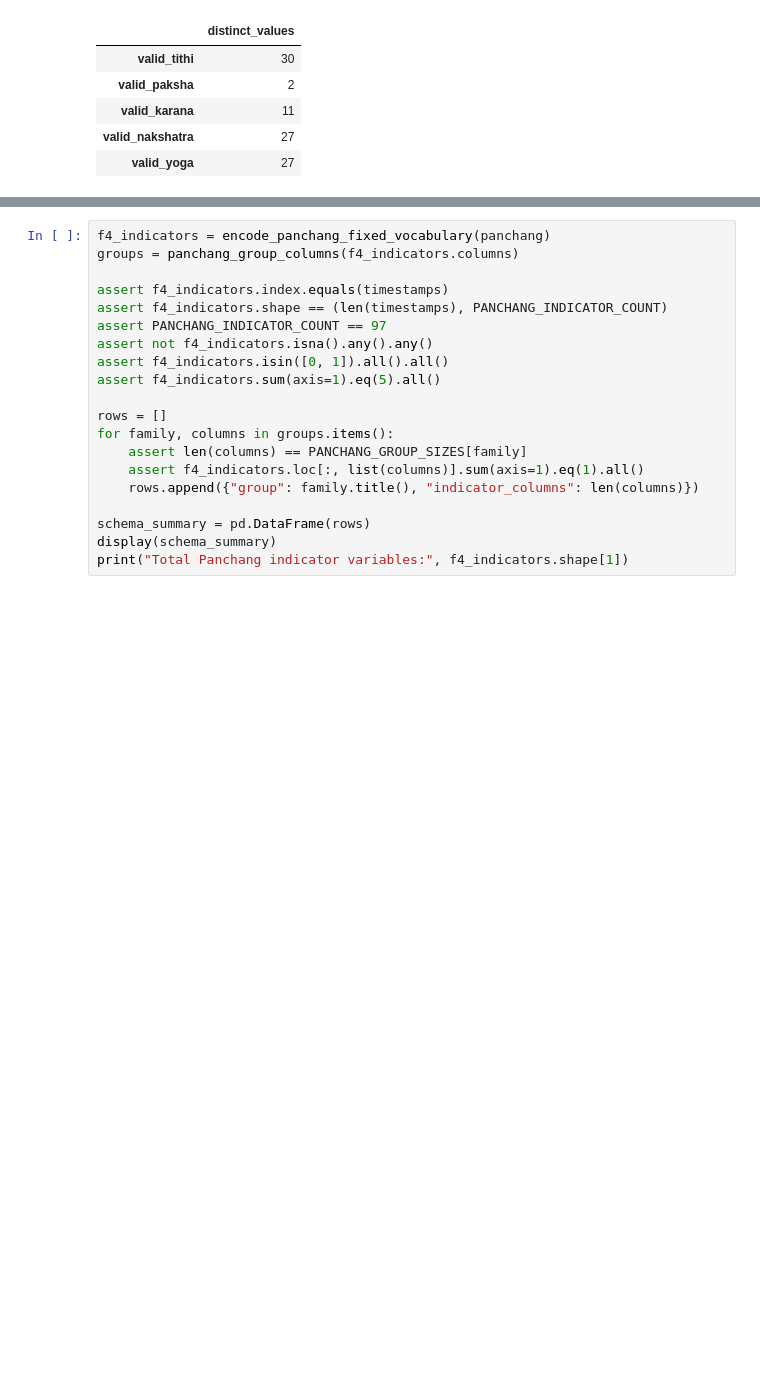
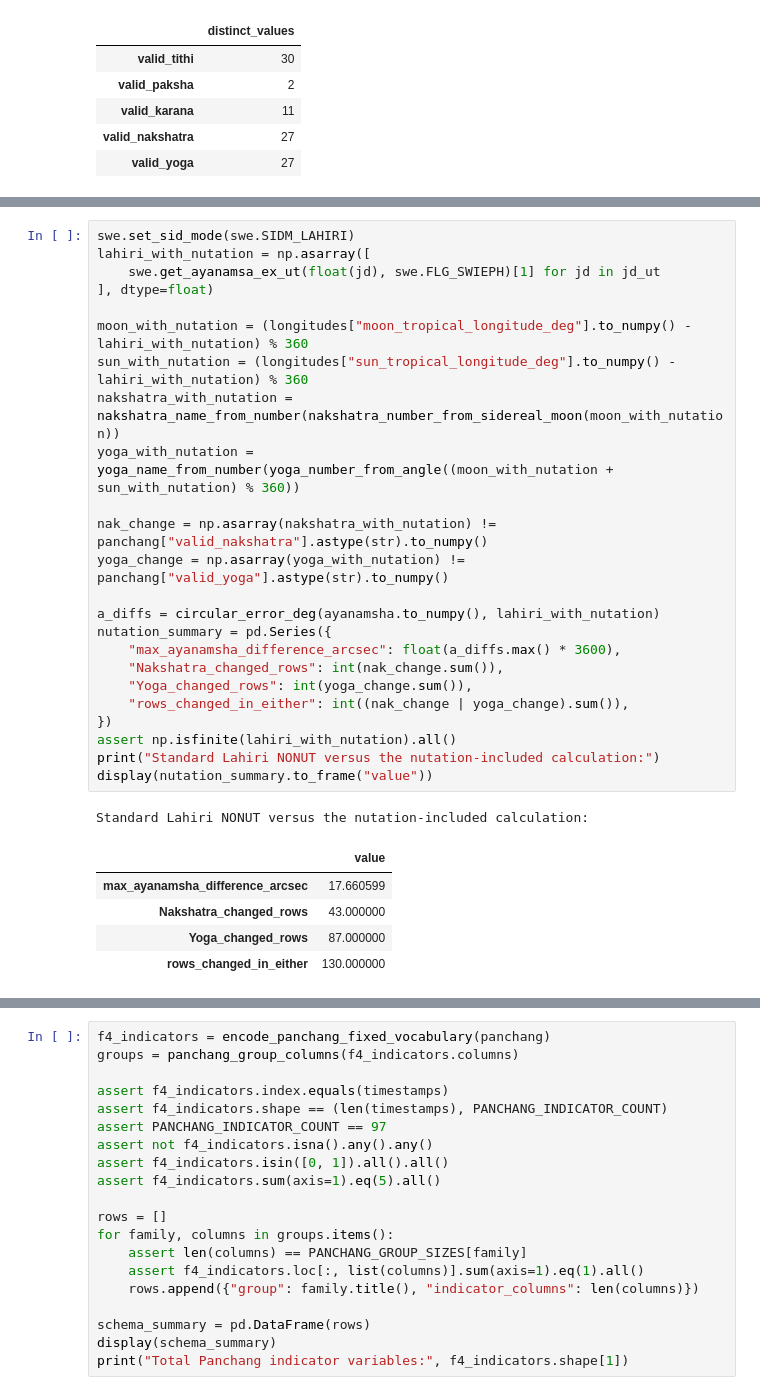
Before and after one commit to stardawgpower/solete-lunisolar-forecasting, a Jupyter notebook: notebooks/04_panchang_features.ipynb, the cells around one changed output, grey strips where cells are left out. Drawn from its saved outputs; the diff is of its cells as text; blank space fills up the shorter version.

```diff
--- a/notebooks/04_panchang_features.ipynb
+++ b/notebooks/04_panchang_features.ipynb
@@ -253,0 +380,31 @@ Distinct observed categories in SOLETE:
+# %%
+swe.set_sid_mode(swe.SIDM_LAHIRI)
+lahiri_with_nutation = np.asarray([
+    swe.get_ayanamsa_ex_ut(float(jd), swe.FLG_SWIEPH)[1] for jd in jd_ut
+], dtype=float)
+
+moon_with_nutation = (longitudes["moon_tropical_longitude_deg"].to_numpy() - lahiri_with_nutation) % 360
+sun_with_nutation = (longitudes["sun_tropical_longitude_deg"].to_numpy() - lahiri_with_nutation) % 360
+nakshatra_with_nutation = nakshatra_name_from_number(nakshatra_number_from_sidereal_moon(moon_with_nutation))
+yoga_with_nutation = yoga_name_from_number(yoga_number_from_angle((moon_with_nutation + sun_with_nutation) % 360))
+
+nak_change = np.asarray(nakshatra_with_nutation) != panchang["valid_nakshatra"].astype(str).to_numpy()
+yoga_change = np.asarray(yoga_with_nutation) != panchang["valid_yoga"].astype(str).to_numpy()
+
+a_diffs = circular_error_deg(ayanamsha.to_numpy(), lahiri_with_nutation)
+nutation_summary = pd.Series({
+    "max_ayanamsha_difference_arcsec": float(a_diffs.max() * 3600),
+    "Nakshatra_changed_rows": int(nak_change.sum()),
+    "Yoga_changed_rows": int(yoga_change.sum()),
+    "rows_changed_in_either": int((nak_change | yoga_change).sum()),
+})
+assert np.isfinite(lahiri_with_nutation).all()
+print("Standard Lahiri NONUT versus the nutation-included calculation:")
+display(nutation_summary.to_frame("value"))
+# %% [output]
+Standard Lahiri NONUT versus the nutation-included calculation:
+|  | value |
+| max_ayanamsha_difference_arcsec | 17.660599 |
+| Nakshatra_changed_rows | 43.000000 |
+| Yoga_changed_rows | 87.000000 |
+| rows_changed_in_either | 130.000000 |
```
Also changed, not shown: parts of 11 cells of this notebook, 2 other files.
